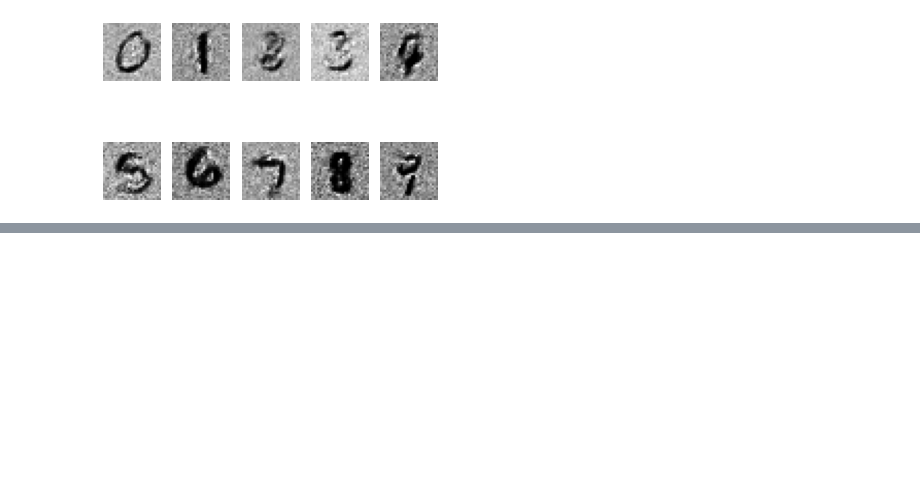
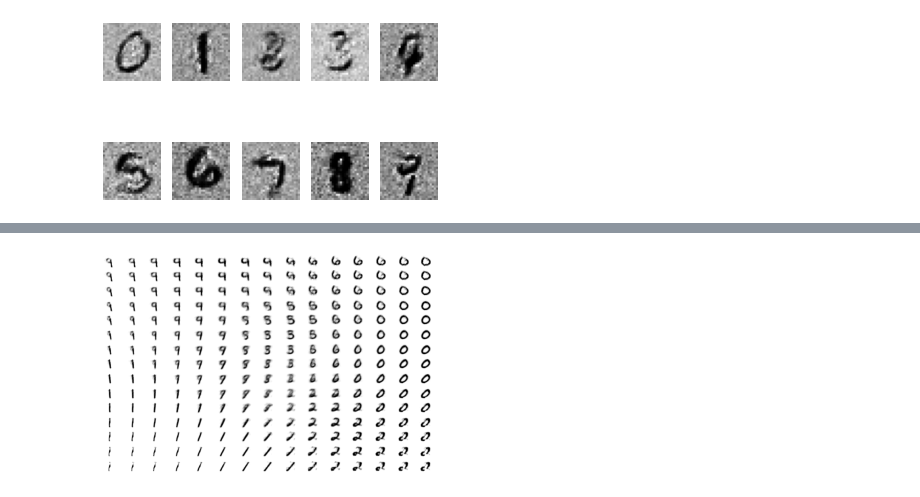
Before and after one commit to shfoo/neural-networks-for-images, a Jupyter notebook: Neural_networks_for_images.ipynb, the cells around one changed output, grey strips where cells are left out. Cells and saved outputs as stored; diff of their text form; code cells hidden in the pictures; blank space fills up the shorter version.

```diff
--- a/Neural_networks_for_images.ipynb
+++ b/Neural_networks_for_images.ipynb
@@ -561,0 +638,23 @@ c_gan.display_images(images)
+# %%
+N = 15
+
+x0, x1 = np.meshgrid(np.linspace(-2, 2, N),
+                     np.linspace(2, -2, N))
+latent_vecs = np.c_[x0.flatten(), x1.flatten()]
+
+# Images generated by the VAE
+with torch.no_grad():
+    images = vae.decode(torch.from_numpy(latent_vecs).float().to(device))
+# %%
+plt.figure()
+gs = gridspec.GridSpec(N, N)
+
+for i, image in enumerate(images):
+    ax = plt.subplot(gs[i])
+    plt.axis('off')
+    ax.set_xticklabels([])
+    ax.set_yticklabels([])
+    ax.set_aspect('equal')
+    plt.imshow(image.reshape(28, 28).cpu().detach().numpy(), cmap='gray_r')
+# %% [output]
+[figure, added]
```
Also changed, not shown: parts of 10 cells of this notebook, 2 other files.
